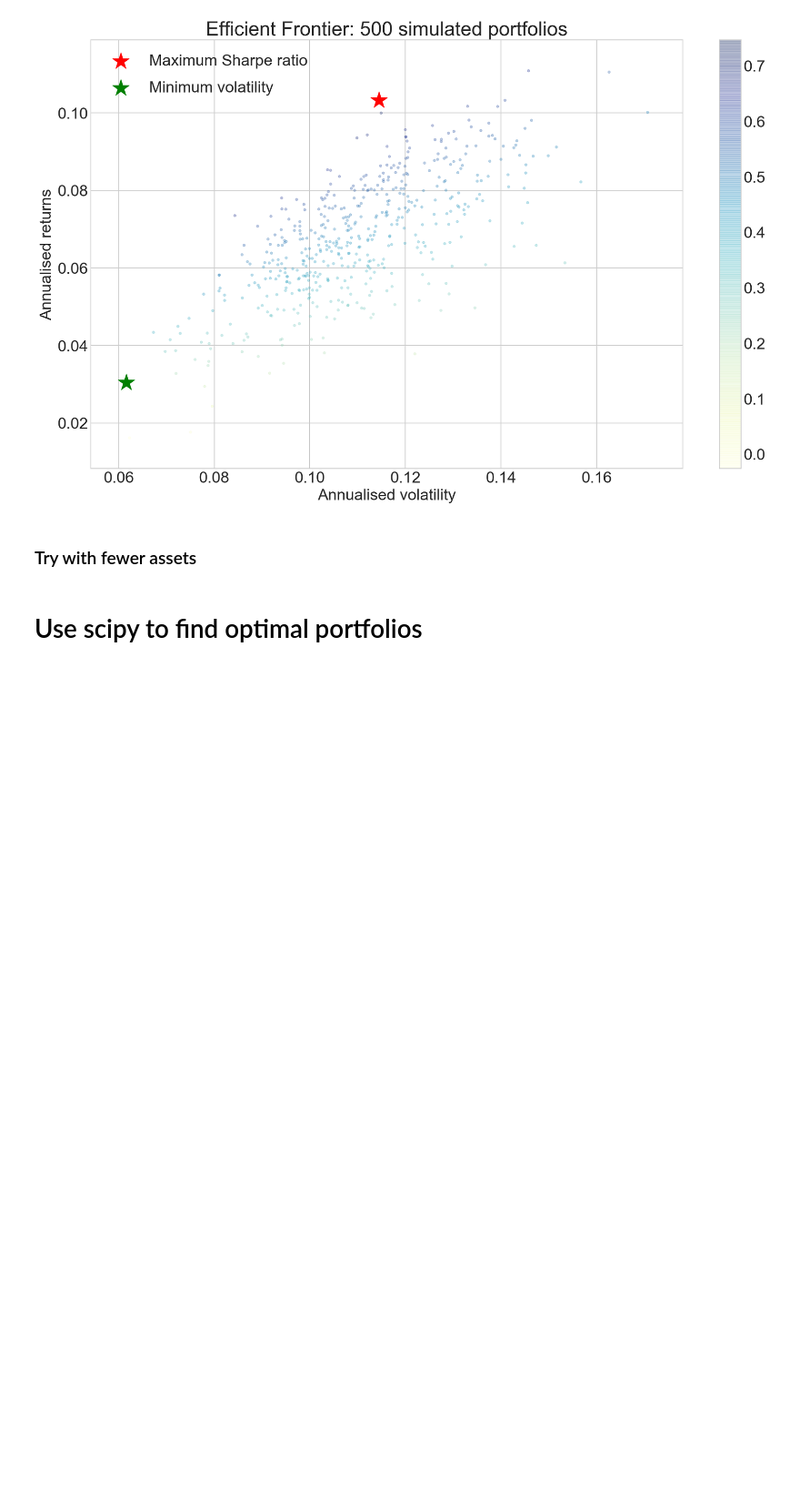
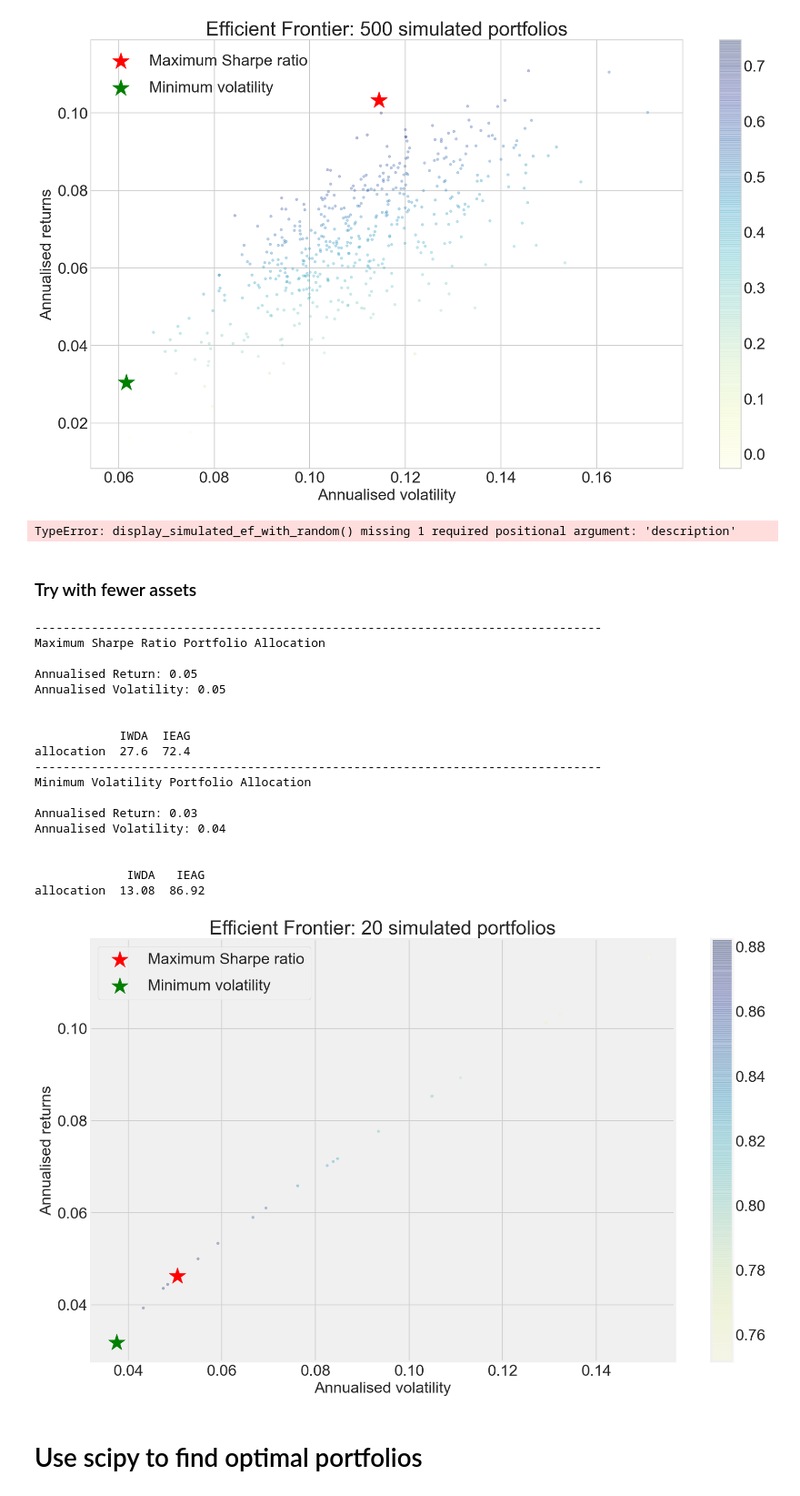
Before and after one commit to chouligi/portfolio_management, a Jupyter notebook: Portfolio Management/Investigate_ETFs.ipynb, the cells around one changed output. Shown at 91% size. Drawn from its saved outputs; the diff is of its cells as text; code cells hidden in the pictures; blank space fills up the shorter version.

```diff
--- a/Portfolio Management/Investigate_ETFs.ipynb
+++ b/Portfolio Management/Investigate_ETFs.ipynb
@@ -307,7 +308,13 @@ def display_simulated_ef_with_random(portfolio, names, num_portfolios, risk_free
     plt.ylabel('Annualised returns', size = 20)
     plt.legend(labelspacing=0.8)
 
-    plt.savefig(f'figures/efficient_frontier_{num_portfolios}_portfolios.png', dpi=250)
+
+    directory = 'figures/'
+    if not os.path.exists(directory):
+        os.makedirs(directory)
+
+    plt.savefig(f'{directory}efficient_frontier_{num_portfolios}_portfolios.png', dpi=250)
+
     plt.show();
 # %% [markdown]
 # Analysis
@@ -481,12 +497,14 @@ for idx in range(len(portfolio)):
     portfolio[idx] = compute_change(portfolio[idx])
     portfolio[idx] = compute_perc_change(portfolio[idx])
 
-num_portfolios = 80000
+num_portfolios = 2
 num_etfs = len(portfolio)
 risk_free_rate = 0.0178
 
 
 display_simulated_ef_with_random(portfolio, names, num_portfolios, risk_free_rate)
+# %% [output]
+TypeError: display_simulated_ef_with_random() missing 1 required positional argument: 'description'
 # %%
 # Display many portfolios
 
@@ -535,6 +553,42 @@ num_etfs = len(portfolio)
 risk_free_rate = 0.17 / 100
 
 display_simulated_ef_with_random(portfolio, names, num_portfolios, risk_free_rate, description)
+# %%
+# Display many portfolios
+
+portfolio = [IWDA, IEAG]
+names = ['IWDA', 'IEAG']
+description = ['World', 'Global BOND']
+
+for idx in range(len(portfolio)):
+    portfolio[idx] = compute_change(portfolio[idx])
+    portfolio[idx] = compute_perc_change(portfolio[idx])
+
+num_portfolios = 20
+num_etfs = len(portfolio)
+risk_free_rate = 0.17 / 100
+
+display_simulated_ef_with_random(portfolio, names, num_portfolios, risk_free_rate, description)
+# %% [output]
+--------------------------------------------------------------------------------
+Maximum Sharpe Ratio Portfolio Allocation
+
+Annualised Return: 0.05
+Annualised Volatility: 0.05
+
+
+            IWDA  IEAG
+allocation  27.6  72.4
+--------------------------------------------------------------------------------
+Minimum Volatility Portfolio Allocation
+
+Annualised Return: 0.03
+Annualised Volatility: 0.04
+
+
+             IWDA   IEAG
+allocation  13.08  86.92
+[figure, added]
 # %%
 # DEBUG THIS!!!!!!!!!!!!!!!
 # Display many portfolios
```
Also changed, not shown: parts of 5 cells of this notebook, 1 other file.
